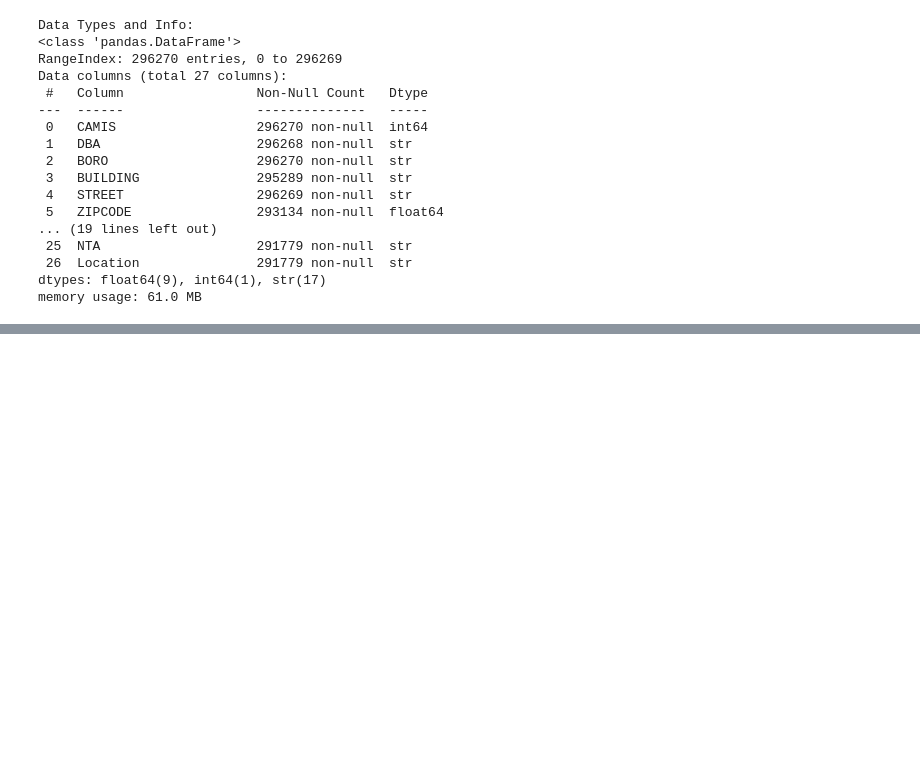
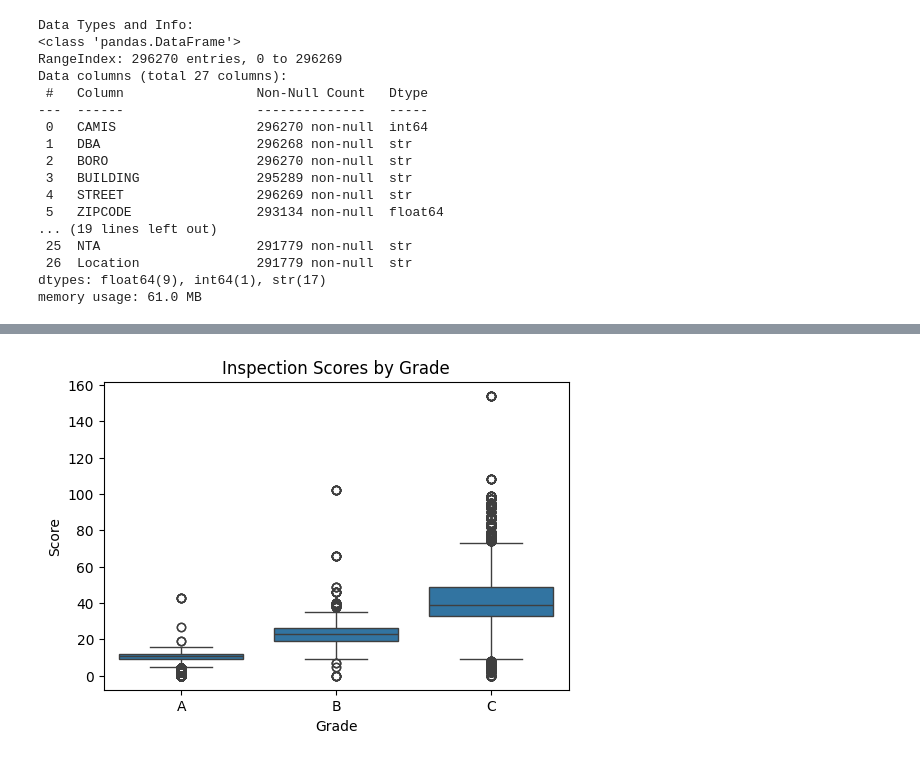
Before and after one commit to SU-IST707-SP26/group-project-team-pandas, a Jupyter notebook: work/01_initial_exploration.ipynb, the cells around one changed output, grey strips where cells are left out. Saved outputs shown, nothing was run; the diff lists cells and outputs as text; code cells hidden in the pictures; blank space fills up the shorter version.

```diff
--- a/work/01_initial_exploration.ipynb
+++ b/work/01_initial_exploration.ipynb
@@ -144,0 +234,17 @@ ModuleNotFoundError: No module named 'matplotlib'
+# %%
+plt.figure(figsize=(6,4))
+
+sns.boxplot(
+    data=df_2015_2025,
+    x="GRADE",
+    y="SCORE",
+    order=["A","B","C"]
+)
+
+plt.title("Inspection Scores by Grade")
+plt.xlabel("Grade")
+plt.ylabel("Score")
+
+plt.show()
+# %% [output]
+[figure, added]
```
Also changed, not shown: parts of 7 cells of this notebook.
